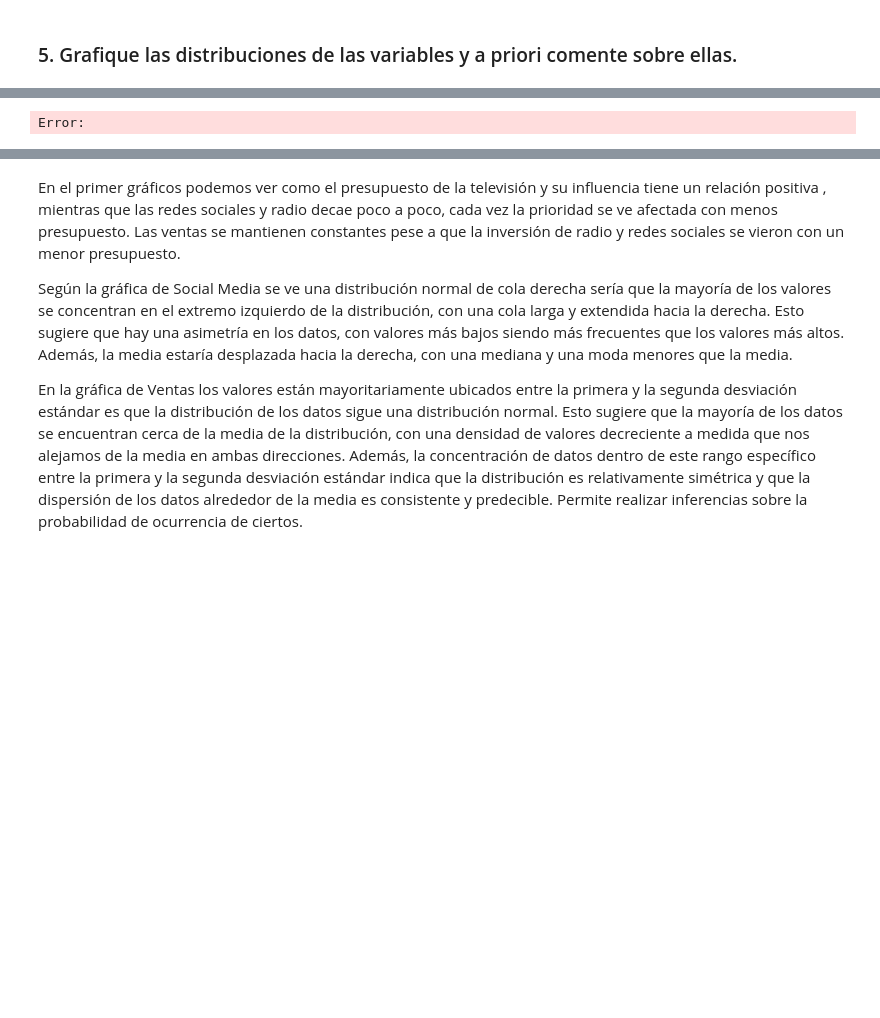
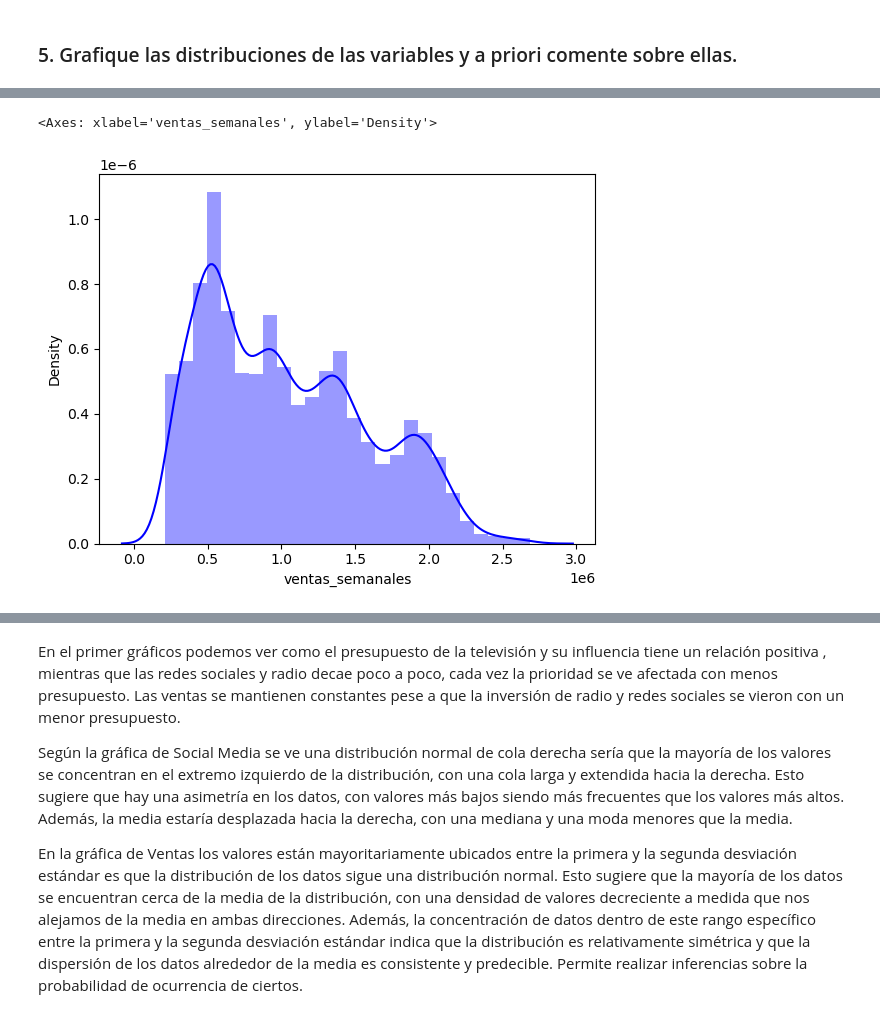
Before and after one commit to aberazo011296/S4-CASOPRACTICO-BDDFINAL, a Jupyter notebook: S4- CASO PRACTICO-BDD FINAL_Equipo3.ipynb, the cells around one changed output, grey strips where cells are left out. Drawn from its saved outputs; the diff is of its cells as text; code cells hidden in the pictures; blank space fills up the shorter version.

```diff
--- a/S4- CASO PRACTICO-BDD FINAL_Equipo3.ipynb
+++ b/S4- CASO PRACTICO-BDD FINAL_Equipo3.ipynb
@@ -140,5 +235,6 @@ Error:
 # %%
-sns.distplot(df['Radio'],color="blue")
+sns.distplot(df['ventas_semanales'],color="blue")
 # %% [output]
-Error:
+<Axes: xlabel='ventas_semanales', ylabel='Density'>
+[figure, added]
 # %%
```
Also changed, not shown: parts of 19 cells of this notebook.
